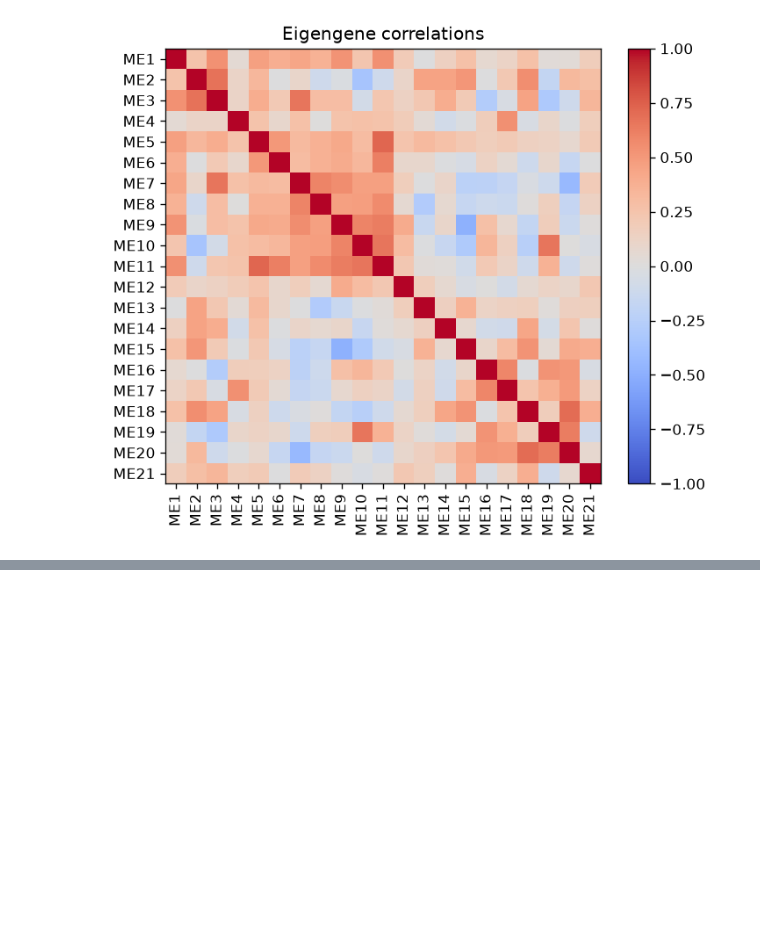
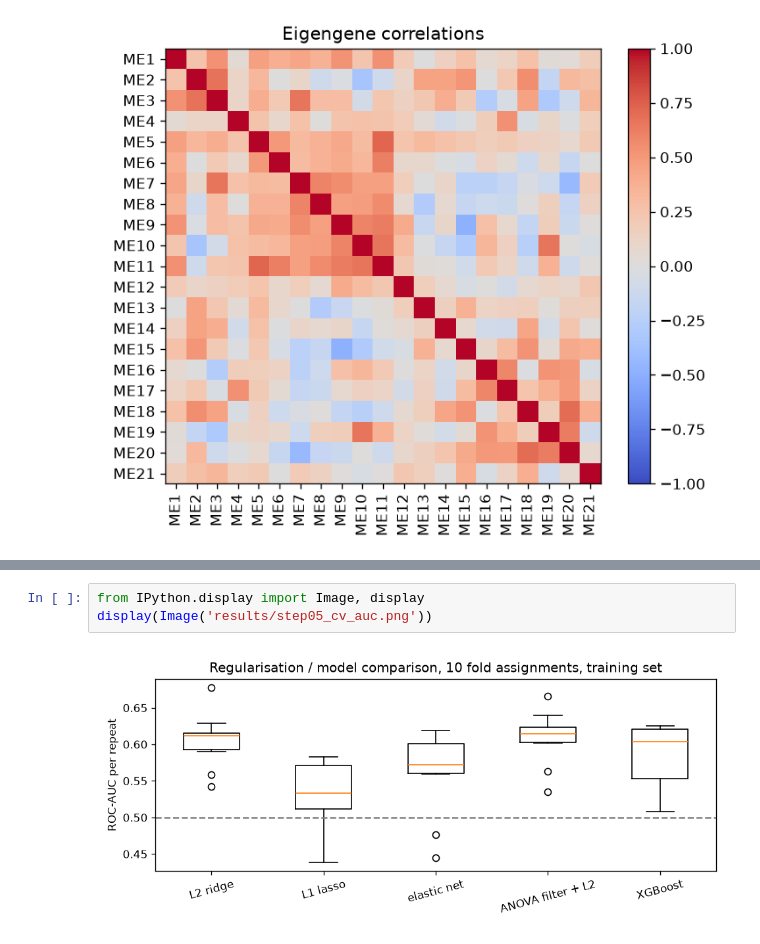
Before and after one commit to rei-jim/omish, a Jupyter notebook: OMISH.ipynb, the cells around one changed output, grey strips where cells are left out. Saved outputs shown, nothing was run; the diff lists cells and outputs as text; blank space fills up the shorter version.

Commit message:
Add steps 05-10: model selection, stability, permutation, module interpretation, final test
Co-Authored-By: Claude Opus 4.8 <noreply@anthropic.com>

```diff
--- a/OMISH.ipynb
+++ b/OMISH.ipynb
@@ -163,0 +216,5 @@ Bootstrap 95% CI for eigengenes + clinical: 0.42 to 0.66.
+# %%
+from IPython.display import Image, display
+display(Image('results/step05_cv_auc.png'))
+# %% [output]
+[figure, added]
```
Also changed, not shown: parts of 31 cells of this notebook, 39 other files.
